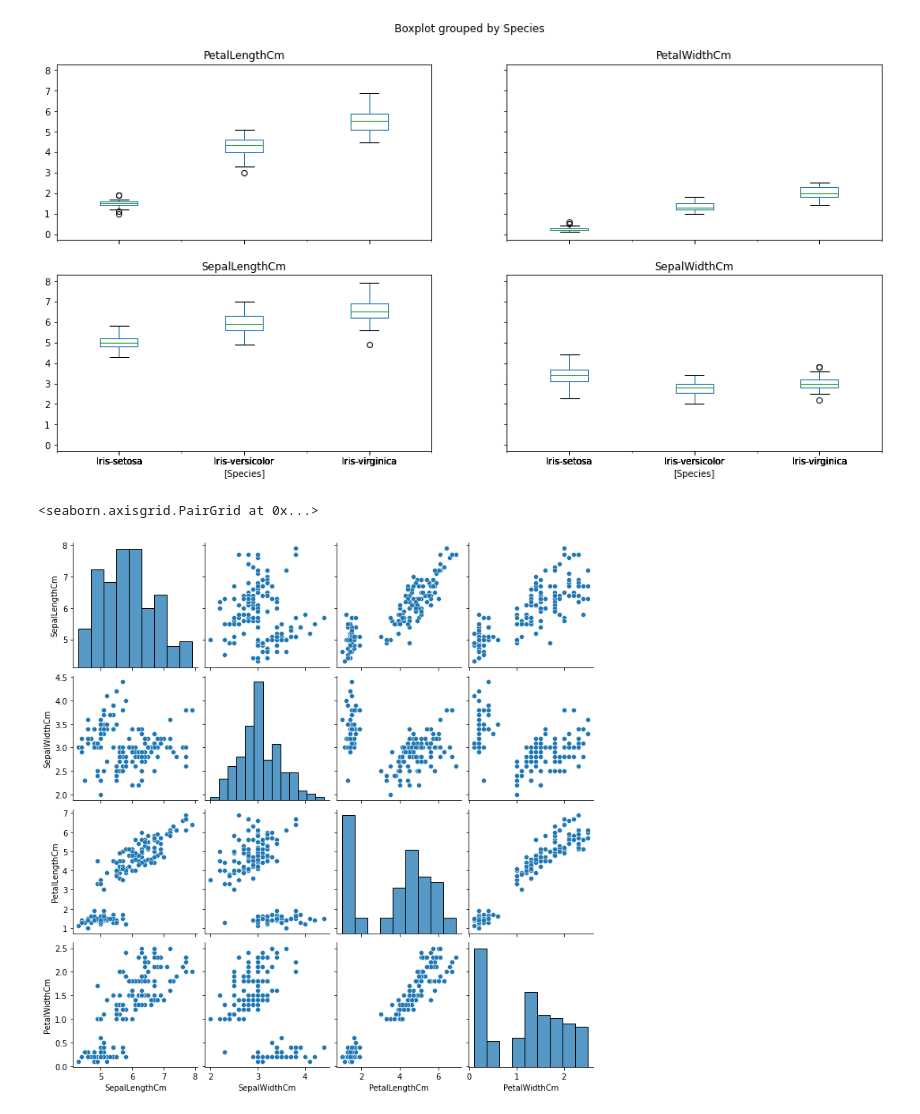
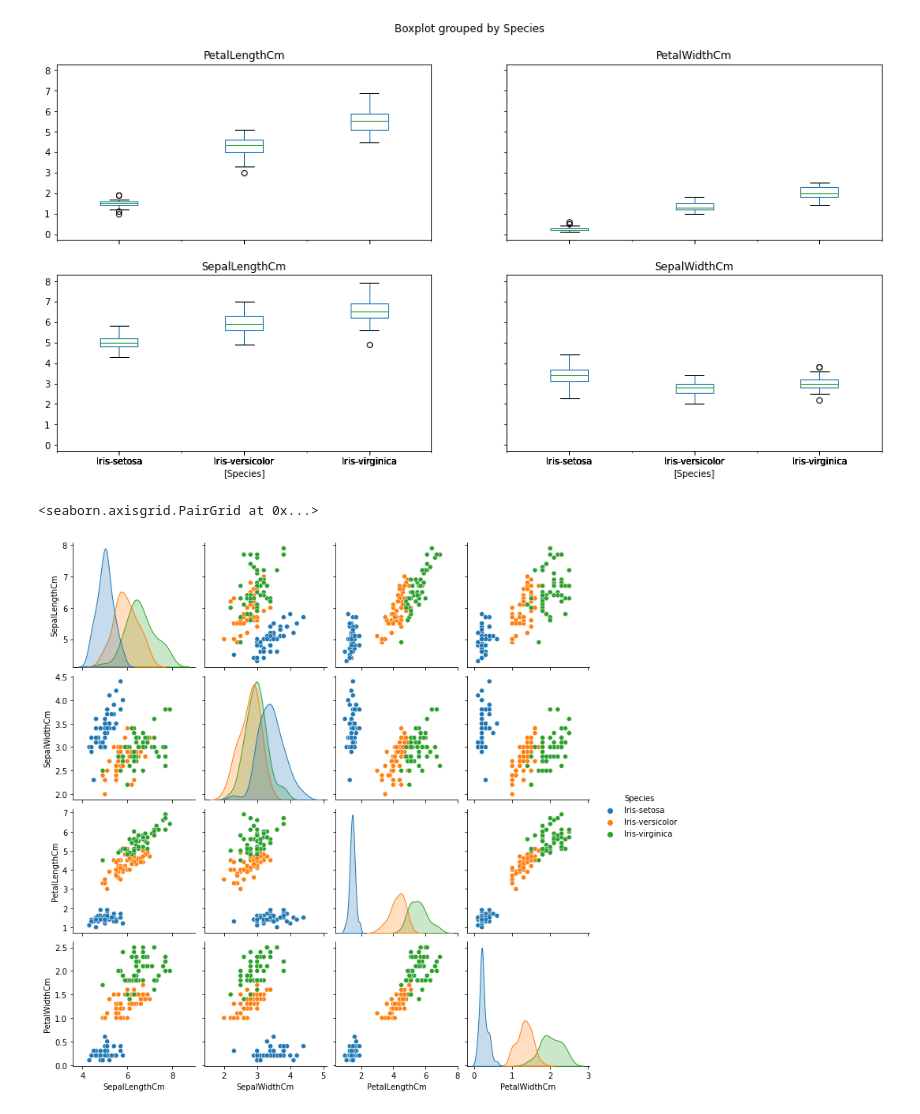
Before and after one commit to iData1011/data-analysis-projects, a Jupyter notebook: EDA-iris/Iris-data-analysis.ipynb, the cells around one changed output. Drawn from its saved outputs; the diff is of its cells as text; code cells hidden in the pictures.

```diff
--- a/EDA-iris/Iris-data-analysis.ipynb
+++ b/EDA-iris/Iris-data-analysis.ipynb
@@ -63,7 +63,7 @@ array([[<AxesSubplot:title={'center':'PetalLengthCm'}, xlabel='[Species]'>,
       dtype=object)
 [figure]
 # %%
-sns.pairplot(iris.drop("Id", axis=1))
+sns.pairplot(iris.drop("Id", axis=1), hue='Species', kind='scatter')
 # %% [output]
 <seaborn.axisgrid.PairGrid at 0x...>
-[figure, old version]
+[figure, new version]
```
Also changed, not shown: parts of 5 cells of this notebook.
